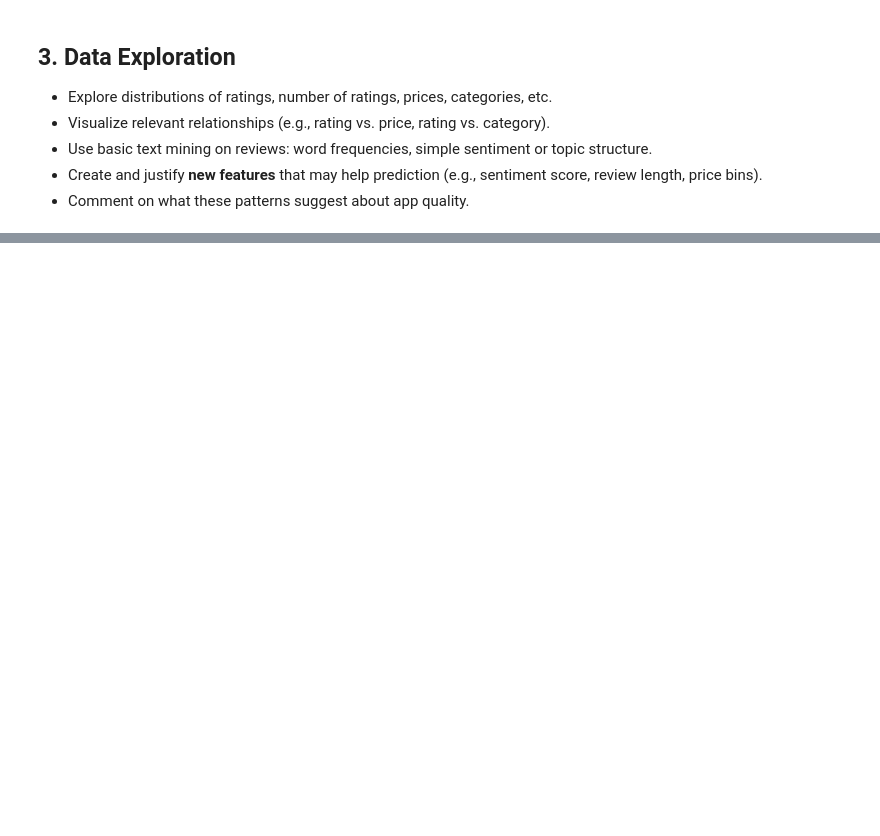
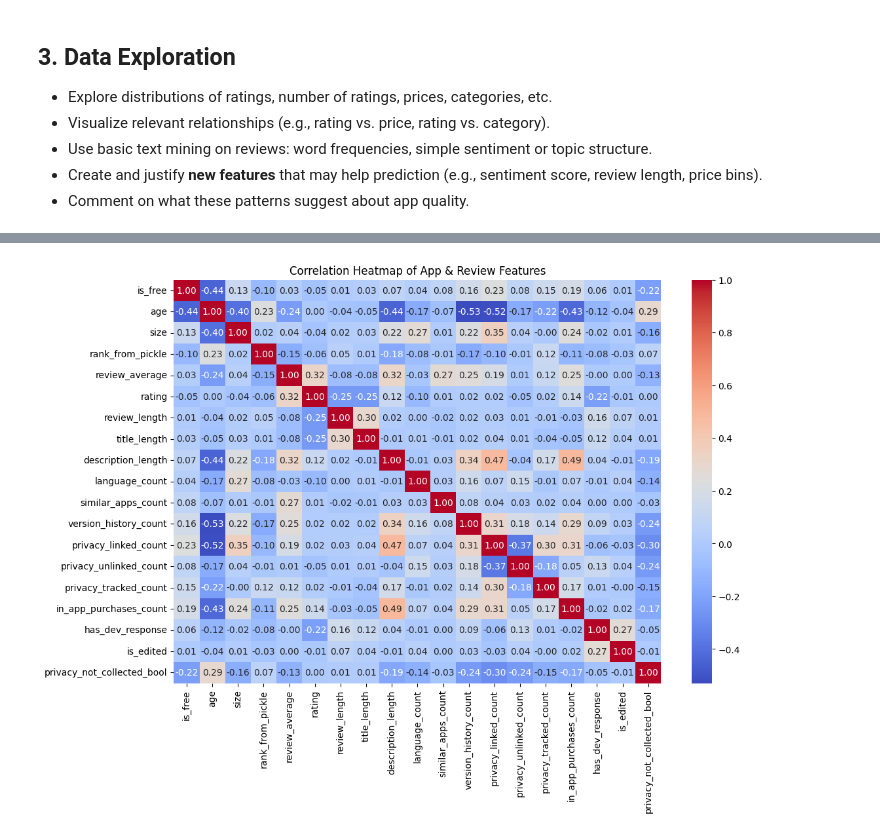
Before and after one commit to Miles-Zhu/AA-Group1, a Jupyter notebook: min.ipynb, the cells around one changed output, grey strips where cells are left out. Saved outputs shown, nothing was run; the diff lists cells and outputs as text; code cells hidden in the pictures; blank space fills up the shorter version.

```diff
--- a/min.ipynb
+++ b/min.ipynb
@@ -254,0 +269,89 @@ df_medizin.sort_values(by="review_count", ascending=False)[["app_id", "app_name"
+# %%
+import json
+
+# TODO:相关性分析, 新增数值型指标，查看数据相关性。
+# 提取字符串长度
+def text_length(x):
+    if pd.isna(x):
+        return 0
+    return len(str(x))
+# 提取 '['','']','[{},{}]' 型数据的内容个数
+def parse_list_count(x):
+    """
+    Parse list-like text (Python list or JSON list) and return its length.
+    Returns 0 for NaN, empty, or invalid values.
+    """
+    if pd.isna(x):
+        return 0
+
+    s = str(x).strip()
+    if s == "":
+        return 0
+
+    # 优先尝试 JSON（支持 null / true / false）
+    try:
+        parsed = json.loads(s)
+        return len(parsed) if isinstance(parsed, list) else 0
+    except (ValueError, TypeError):
+        pass
+
+    # 回退到 Python literal（支持 ["a", "b"]）
+    try:
+        parsed = ast.literal_eval(s)
+        return len(parsed) if isinstance(parsed, list) else 0
+    except (ValueError, SyntaxError, TypeError):
+        return 0
+
+# 聚合APP支持的平台数
+def non_empty_count(row):
+    return sum(
+        pd.notna(row[c]) and str(row[c]).strip() != ""
+        for c in version_cols
+    )
+version_cols = [
+    "iphone_version",
+    "ipad_version",
+    "ipod_version",
+    "mac_version"
+]
+
+# 计算 字符串 长度
+df_medizin["review_length"] = df_medizin["review"].apply(text_length)
+df_medizin["title_length"] = df_medizin["title"].apply(text_length)
+df_medizin["description_length"] = df_medizin["description"].apply(text_length)
+# 计算个数
+df_medizin["language_count"] = df_medizin["languages"].apply(parse_list_count)
+df_medizin["similar_apps_count"] = df_medizin["similar_apps"].apply(parse_list_count)
+df_medizin["version_history_count"] = df_medizin["version_history"].apply(parse_list_count)
+df_medizin["privacy_linked_count"] = df_medizin["privacy_linked"].apply(parse_list_count)
+df_medizin["privacy_unlinked_count"] = df_medizin["privacy_unlinked"].apply(parse_list_count)
+df_medizin["privacy_tracked_count"] = df_medizin["privacy_tracked"].apply(parse_list_count)
+df_medizin["in_app_purchases_count"] = df_medizin["in_app_purchases"].apply(parse_list_count)
+# 聚合为更有意义的指标
+df_medizin["app_version_count"] = df_medizin.apply(non_empty_count, axis=1)
+df_medizin["is_free"] = (df_medizin["price_eur"] == 0).astype(int)
+
+numeric_df = df_medizin[[
+    # "price_eur",
+    "is_free",
+    "age",
+    "size",
+    "rank_from_pickle",
+    "review_average",
+    # "review_one", "review_two", "review_three", "review_four", "review_five",
+    "rating",
+    "review_length", "title_length", "description_length",
+    "language_count", "similar_apps_count", "version_history_count",
+    "privacy_linked_count", "privacy_unlinked_count", "privacy_tracked_count", "in_app_purchases_count",
+    "has_dev_response", "is_edited", "privacy_not_collected_bool",
+]]
+
+correlations = numeric_df.corr(numeric_only=True)
+# correlations
+
+plt.figure(figsize=(12,8))
+sns.heatmap(correlations, annot=True, fmt=".2f", cmap="coolwarm")
+plt.title("Correlation Heatmap of App & Review Features")
+plt.show()
+# %% [output]
+[figure, added]
```
Also changed, not shown: parts of 15 cells of this notebook, 4 other files.
